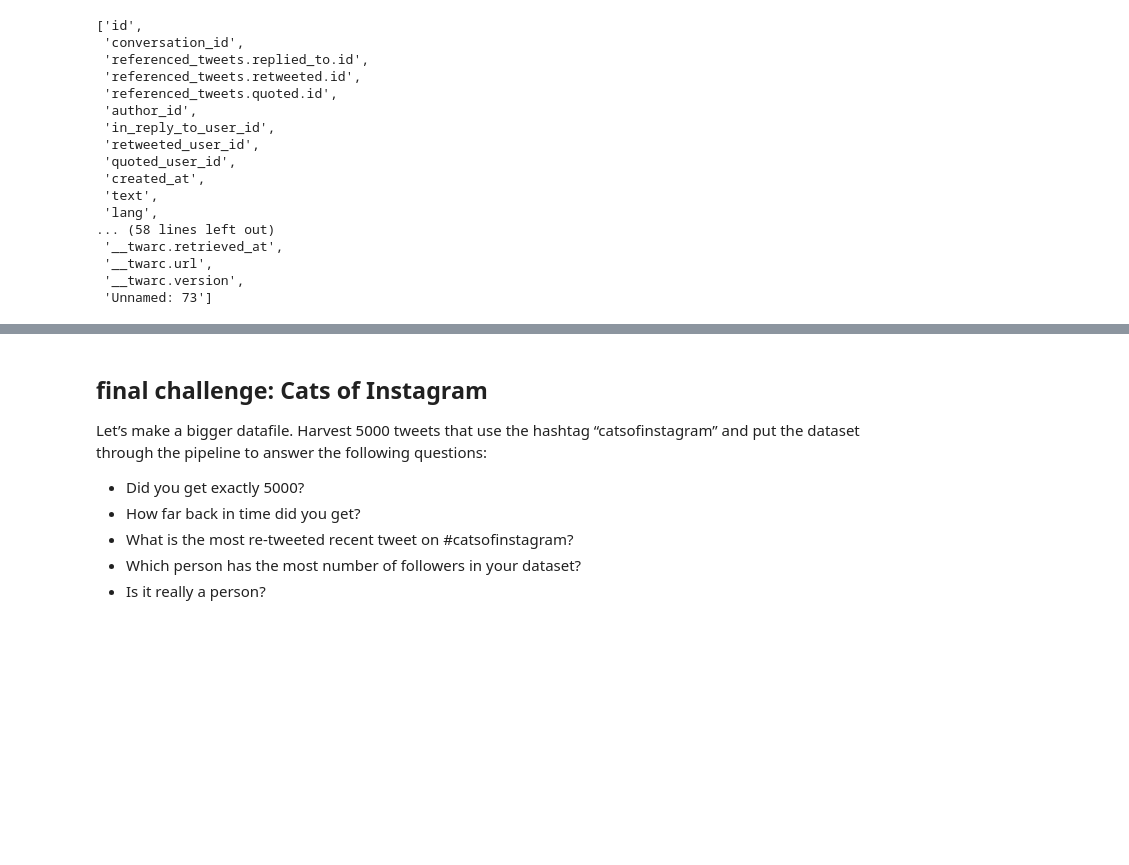
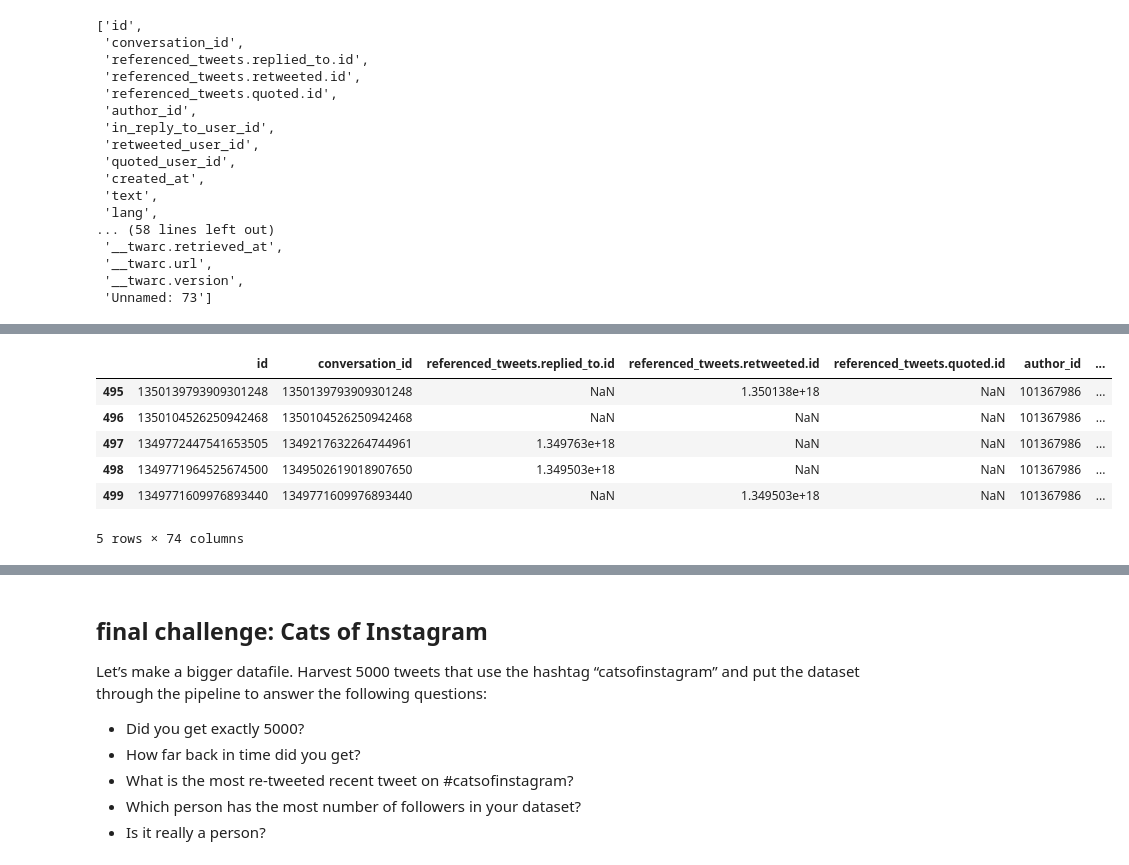
Before and after one commit to carpentries-incubator/twitter-with-twarc, a Jupyter notebook: code/TwarcWorkshop.ipynb, the cells around one changed output, grey strips where cells are left out. Saved outputs shown, nothing was run; the diff lists cells and outputs as text; code cells hidden in the pictures; blank space fills up the shorter version.

```diff
--- a/code/TwarcWorkshop.ipynb
+++ b/code/TwarcWorkshop.ipynb
@@ -427,0 +246,10 @@ list(library_timeline_df.columns)
+# %%
+ucsblib_timeline_df.tail()
+# %% [output]
+|  | id | conversation_id | referenced_tweets.replied_to.id | referenced_tweets.retweeted.id | referenced_tweets.quoted.id | author_id | ... |
+| 495 | 1350139793909301248 | 1350139793909301248 | NaN | 1.350138e+18 | NaN | 101367986 | ... |
+| 496 | 1350104526250942468 | 1350104526250942468 | NaN | NaN | NaN | 101367986 | ... |
+| 497 | 1349772447541653505 | 1349217632264744961 | 1.349763e+18 | NaN | NaN | 101367986 | ... |
+| 498 | 1349771964525674500 | 1349502619018907650 | 1.349503e+18 | NaN | NaN | 101367986 | ... |
+| 499 | 1349771609976893440 | 1349771609976893440 | NaN | 1.349503e+18 | NaN | 101367986 | ... |
+5 rows × 74 columns
```
Also changed, not shown: parts of 47 cells of this notebook, 1 other file.
